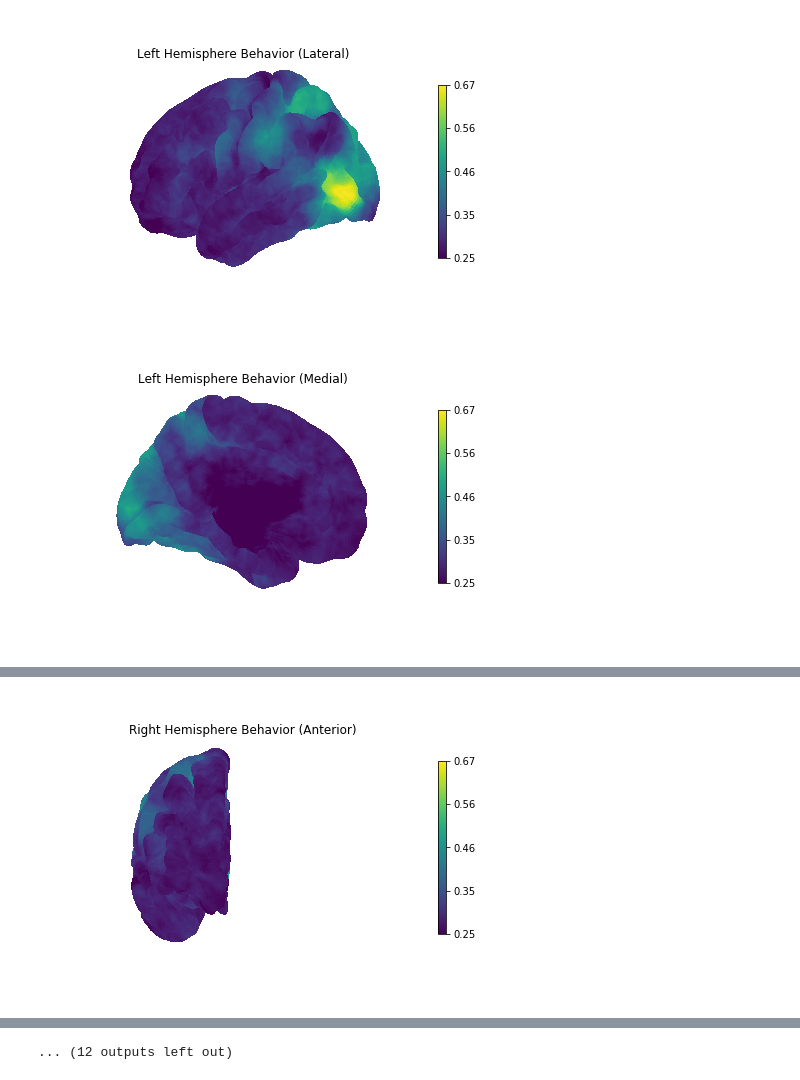
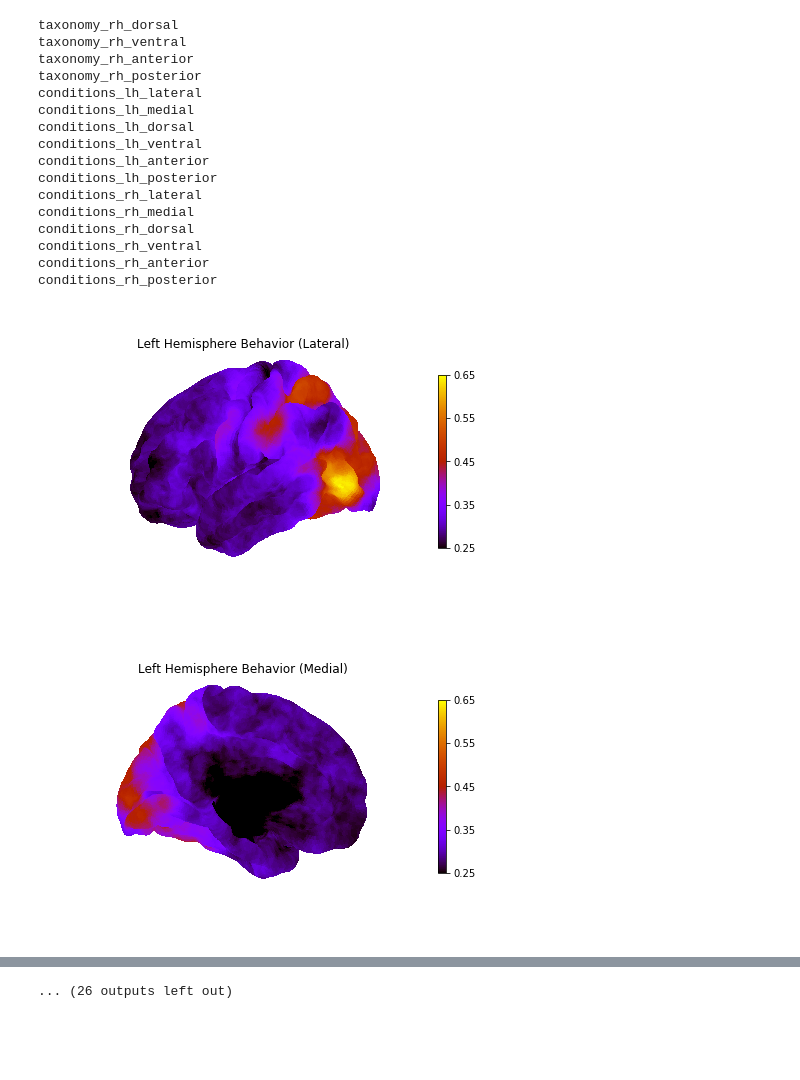
Before and after one commit to Marissa-Clark/CompMeth19, a Jupyter notebook: PlotResults.ipynb, the cells around one changed output, grey strips where cells are left out. Saved outputs shown, nothing was run; the diff lists cells and outputs as text; code cells hidden in the pictures; blank space fills up the shorter version.

```diff
--- a/PlotResults.ipynb
+++ b/PlotResults.ipynb
@@ -6,27 +6,35 @@ import numpy as np
 from nilearn import plotting
 import matplotlib.pyplot as plt
 %matplotlib inline
+# %%
+thresholds = {
+    'behavior': .25,
+    'taxonomy': .20,
+    'conditions': .05,
+}
 # %%
-for attend in ['behavior', 'taxonomy']:
+for attend in ['behavior', 'taxonomy', 'conditions']:
 
     for hemisphere in ['left','right']:
         hemi = hemisphere[0]+'h' #to account for "lh" and "left" for different name needs
 
-        file_list = glob.glob("../results/erica_overnight_run/*%s_%s.npy" % (attend, hemi))
+        file_list = glob.glob("../results/*%s_%s.npy" % (attend, hemi))
         accuracies = np.array(np.load(file_list[0])) # Get first file to get shape
 
         for file_n in file_list[1:]:
             accuracies = np.vstack((accuracies, np.load(file_n))) # Add the rest of files
 
-        # Plot each ategory
         for view in ['lateral', 'medial', 'dorsal', 'ventral', 'anterior', 'posterior']:
 
+            #Plot
             plotting.plot_surf('../glm/%s.pial.gii' % hemi,
                            np.mean(accuracies, axis=0),
                            colorbar = True,
-                           vmin=.25,
+                           vmin=thresholds[attend],
                            title = '%s Hemisphere %s (%s)' % (hemisphere.capitalize(), attend.capitalize(), view.capitalize()),
                            hemi = hemisphere,
-                           view = view)
+                           view = view,
+                           cmap = 'gnuplot')
             plt.savefig('../figs/%s_%s_%s' % (attend, hemi, view))
+            print('%s_%s_%s' % (attend, hemi, view))
 # %% [output]
@@ -33,2 +61,18 @@ for attend in ['behavior', 'taxonomy']:
+taxonomy_rh_dorsal
+taxonomy_rh_ventral
+taxonomy_rh_anterior
+taxonomy_rh_posterior
+conditions_lh_lateral
+conditions_lh_medial
+conditions_lh_dorsal
+conditions_lh_ventral
+conditions_lh_anterior
+conditions_lh_posterior
+conditions_rh_lateral
+conditions_rh_medial
+conditions_rh_dorsal
+conditions_rh_ventral
+conditions_rh_anterior
+conditions_rh_posterior
-[figure, old version]
+[figure, new version]
-[figure, old version]
+[figure, new version]
@@ -43 +86,0 @@ for attend in ['behavior', 'taxonomy']:
-[figure, removed]
@@ -45 +87 @@ for attend in ['behavior', 'taxonomy']:
-... (12 outputs left out)
+... (26 outputs left out)
```
Also changed, not shown: parts of 3 cells of this notebook, 1 other file.
